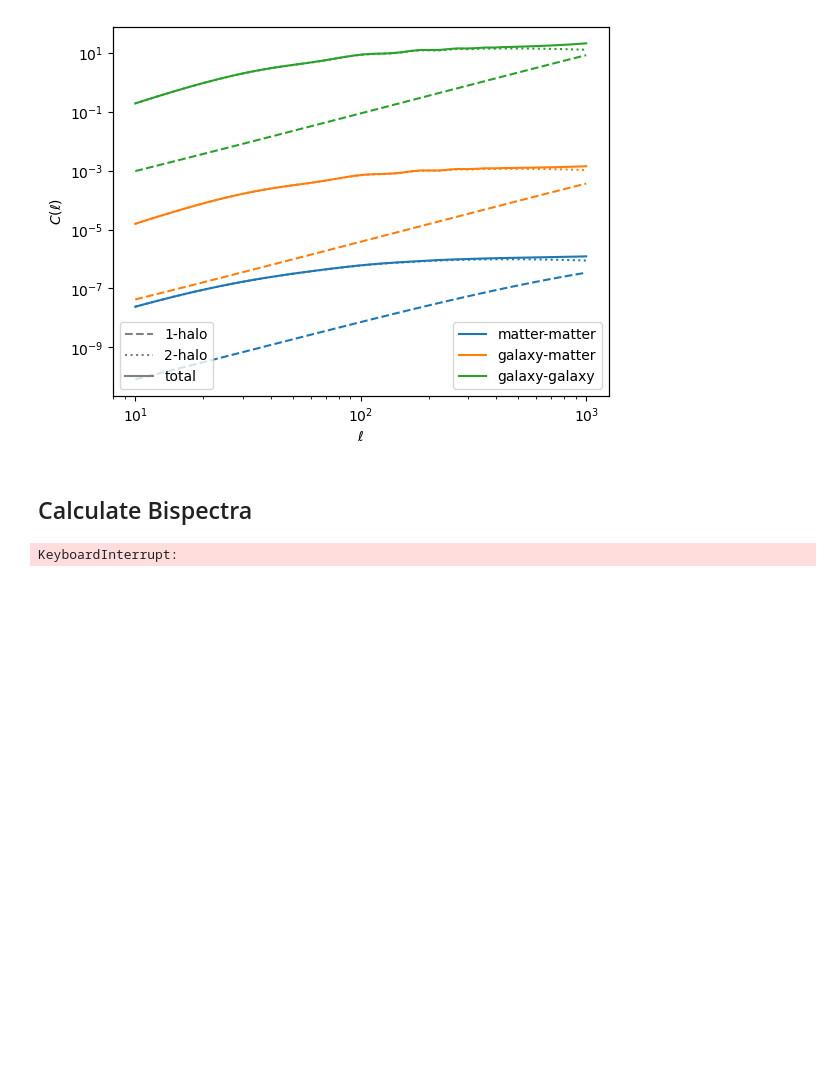
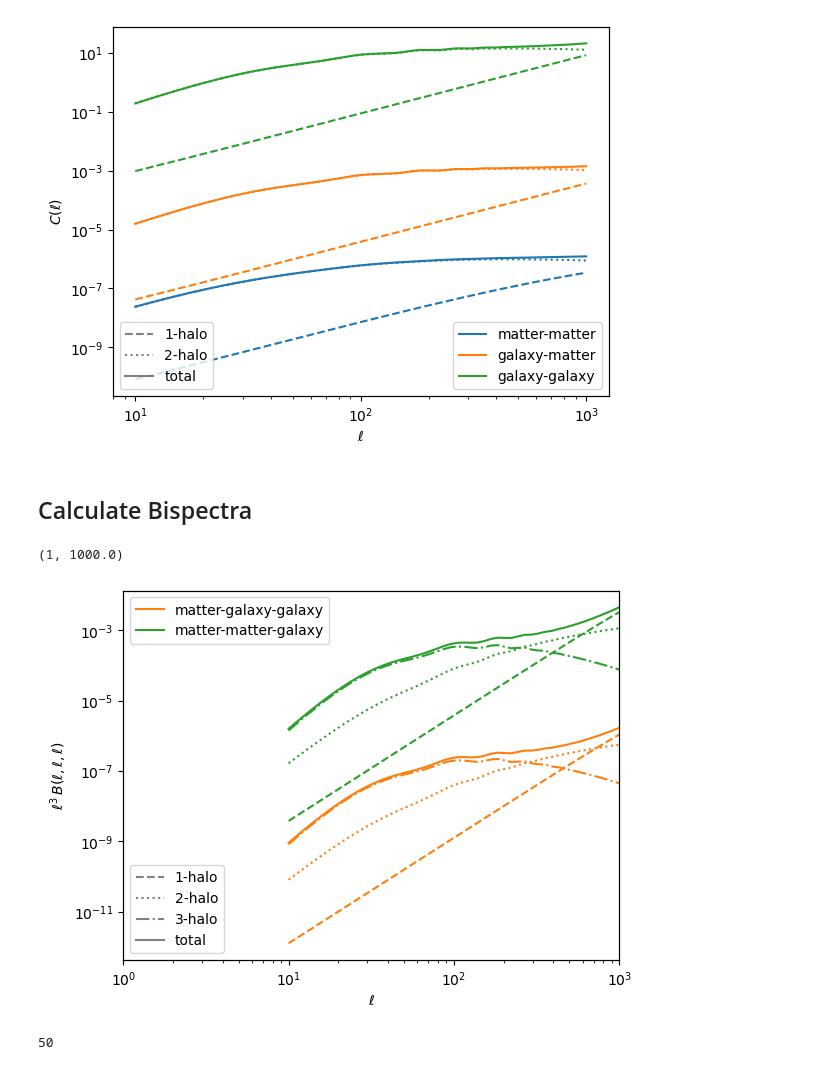
Before and after one commit to llinke1/G3LHalo_python, a Jupyter notebook: exampleNotebooks/exampleProjectedSpectra.ipynb, the cells around one changed output. Saved outputs shown, nothing was run; the diff lists cells and outputs as text; code cells hidden in the pictures; blank space fills up the shorter version.

```diff
--- a/exampleNotebooks/exampleProjectedSpectra.ipynb
+++ b/exampleNotebooks/exampleProjectedSpectra.ipynb
@@ -110,7 +110,7 @@ plt.plot(projection.zs, projection.gs)
 # %% [markdown]
 ## Calculate Power spectra
 # %%
-ells=np.geomspace(10, 1000)
+ells=np.geomspace(10, 1000, 1000)
 
 # convergence-convergence
 C_kk_1h, C_kk_2h, C_kk=projection.C_kk(ells)
@@ -179,8 +179,6 @@ B1h_sll=np.array(B1h_sll)
 B2h_sll=np.array(B2h_sll)
 B3h_sll=np.array(B3h_sll)
 B_sll=np.array(B_sll)
-# %% [output]
-KeyboardInterrupt:
 # %%
 # Matter-Matter-Galaxy
 
@@ -203,36 +201,43 @@ B_ssl=np.array(B_ssl)
 # %%
 
 fig, axes=plt.subplots()
 
 
-axes.loglog(ells, B1h_sll, color='C1', ls='--')
-axes.loglog(ells, B2h_sll, color='C1', ls=':')
-axes.loglog(ells, B3h_sll, color='C1', ls='-.')
-axes.loglog(ells, B_sll, color='C1', label='matter-galaxy-galaxy')
+axes.loglog(ells, ells**3*B1h_sll, color='C1', ls='--')
+axes.loglog(ells, ells**3*B2h_sll, color='C1', ls=':')
+axes.loglog(ells, ells**3*B3h_sll, color='C1', ls='-.')
+axes.loglog(ells, ells**3*B_sll, color='C1', label='matter-galaxy-galaxy')
 
 
-axes.loglog(ells, B1h_ssl, color='C2', ls='--')
-axes.loglog(ells, B2h_ssl, color='C2', ls=':')
-axes.loglog(ells, B3h_ssl, color='C2', ls='-.')
-axes.loglog(ells, B_ssl, color='C2', label='matter-matter-galaxy')
+axes.loglog(ells, ells**3*B1h_ssl, color='C2', ls='--')
+axes.loglog(ells, ells**3*B2h_ssl, color='C2', ls=':')
+axes.loglog(ells, ells**3*B3h_ssl, color='C2', ls='-.')
+axes.loglog(ells, ells**3*B_ssl, color='C2', label='matter-matter-galaxy')
 
 
 plt.xlabel(r'$\ell$')
-plt.ylabel(r'$B(\ell, \ell, \ell)$')
+plt.ylabel(r'$\ell^3\,B(\ell, \ell, \ell)$')
 
 
 ax2=axes.twinx()
 ax2.plot(np.NaN, np.NaN, ls='--', label='1-halo', color='grey')
 ax2.plot(np.NaN, np.NaN, ls=':', label='2-halo', color='grey')
 ax2.plot(np.NaN, np.NaN, ls='-.', label='3-halo', color='grey')
 
 ax2.plot(np.NaN, np.NaN, ls='-', label='total', color='grey')
 
 
 
 axes.legend()
 ax2.legend(loc='lower left')
 ax2.set_yticks([])
 
-axes.set_xlim(1e-3,10)
+axes.set_xlim(1,1e3)
 #axes.set_ylim(5e-3, 5e5)
+# %% [output]
+(1, 1000.0)
+[figure, added]
+# %%
+len(ells)
+# %% [output]
+50
```
Also changed, not shown: 1 other file.
